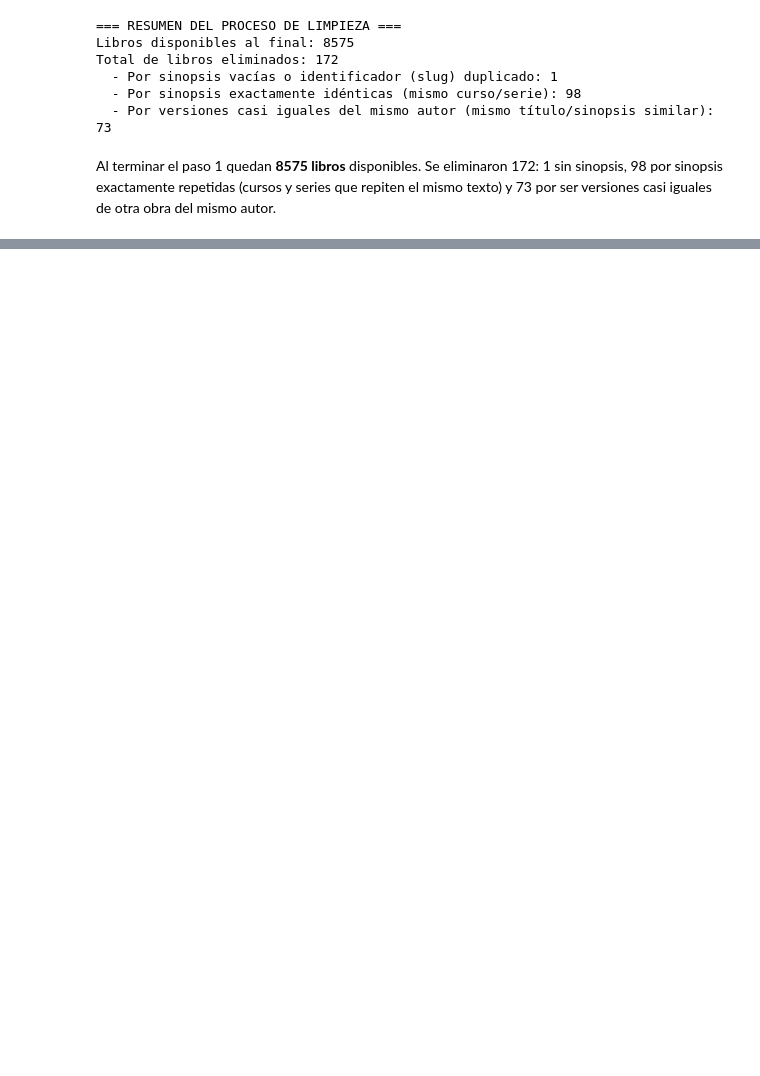
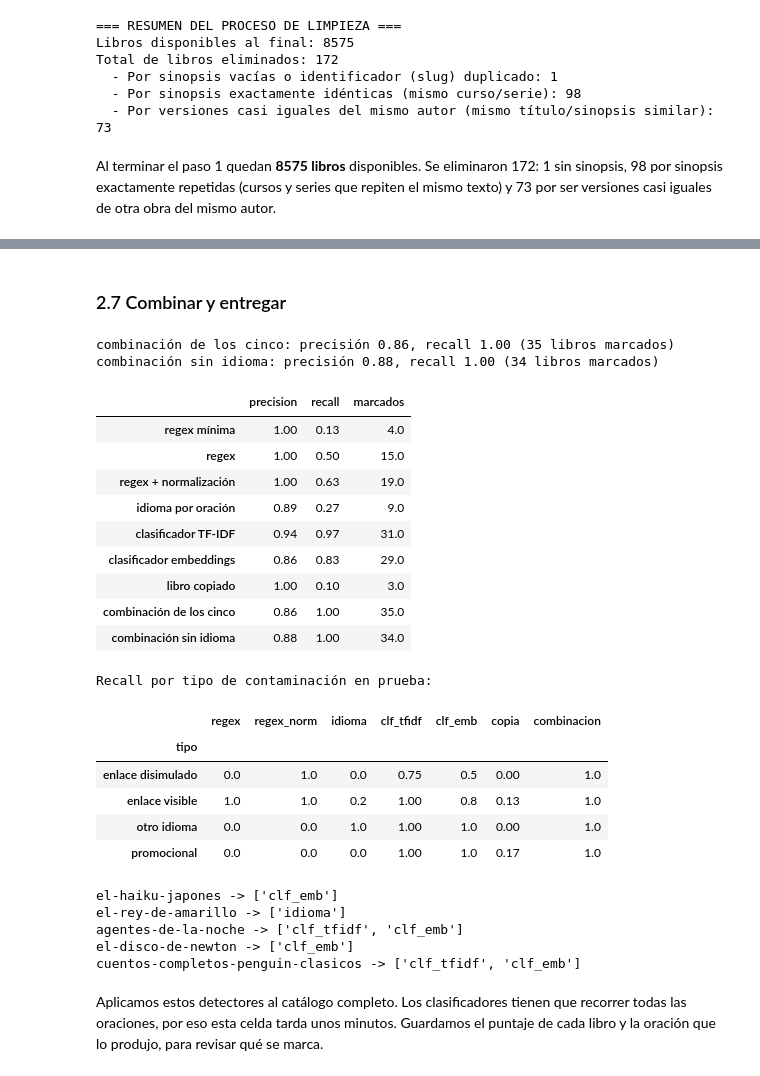
Before and after one commit to federicomaguirre/procesamiento-lenguaje-natural, a Jupyter notebook: tp3/TP3_marquardt_aguirre_venesia_zappala.ipynb, the cells around one changed output, grey strips where cells are left out. Drawn from its saved outputs; the diff is of its cells as text; code cells hidden in the pictures; blank space fills up the shorter version.

```diff
--- a/tp3/TP3_marquardt_aguirre_venesia_zappala.ipynb
+++ b/tp3/TP3_marquardt_aguirre_venesia_zappala.ipynb
@@ -277,0 +588,8 @@ Al terminar el paso 1 quedan **8575 libros** disponibles. Se eliminaron 172: 1 s
+# %%
+MIN_PALABRAS = 10
+UMBRAL_IDIOMA = 0.90
+
+def detector_idioma(texto):
+    return marca_idioma(idiomas_oraciones(texto), MIN_PALABRAS, UMBRAL_IDIOMA)
+
+medir("idioma por oración", prueba['synopsis'].apply(detector_idioma), prueba)
@@ -277,0 +932,55 @@ Al terminar el paso 1 quedan **8575 libros** disponibles. Se eliminaron 172: 1 s
+# %% [markdown]
+### 2.7 Combinar y entregar
+# %%
+prueba['regex'] = prueba['synopsis'].apply(detector_regex)
+prueba['regex_norm'] = prueba['synopsis'].apply(detector_regex_norm)
+prueba['idioma'] = prueba['synopsis'].apply(detector_idioma)
+prueba['copia'] = prueba['slug'].isin(slugs_copia)
+
+# Primero combinamos los cinco detectores
+TODOS = ['regex_norm', 'idioma', 'clf_tfidf', 'clf_emb', 'copia']
+medir("combinación de los cinco", prueba[TODOS].any(axis=1), prueba)
+
+# El detector de idioma no aporta recall que no den los clasificadores y suma falsos positivos: lo dejamos afuera
+DETECTORES = ['regex_norm', 'clf_tfidf', 'clf_emb', 'copia']
+prueba['combinacion'] = prueba[DETECTORES].any(axis=1)
+medir("combinación sin idioma", prueba['combinacion'], prueba)
+
+tabla = pd.DataFrame(resultados).T
+display(tabla)
+
+print("Recall por tipo de contaminación en prueba:")
+display(prueba[prueba['contaminado'] == 1].groupby('tipo')[['regex', 'regex_norm', 'idioma', 'clf_tfidf', 'clf_emb', 'copia', 'combinacion']].mean().round(2))
+# %% [output]
+combinación de los cinco: precisión 0.86, recall 1.00 (35 libros marcados)
+combinación sin idioma: precisión 0.88, recall 1.00 (34 libros marcados)
+|  | precision | recall | marcados |
+| regex mínima | 1.00 | 0.13 | 4.0 |
+| regex | 1.00 | 0.50 | 15.0 |
+| regex + normalización | 1.00 | 0.63 | 19.0 |
+| idioma por oración | 0.89 | 0.27 | 9.0 |
+| clasificador TF-IDF | 0.94 | 0.97 | 31.0 |
+| clasificador embeddings | 0.86 | 0.83 | 29.0 |
+| libro copiado | 1.00 | 0.10 | 3.0 |
+| combinación de los cinco | 0.86 | 1.00 | 35.0 |
+| combinación sin idioma | 0.88 | 1.00 | 34.0 |
+Recall por tipo de contaminación en prueba:
+|  | regex | regex_norm | idioma | clf_tfidf | clf_emb | copia | combinacion |
+| tipo |  |  |  |  |  |  |  |
+| enlace disimulado | 0.0 | 1.0 | 0.0 | 0.75 | 0.5 | 0.00 | 1.0 |
+| enlace visible | 1.0 | 1.0 | 0.2 | 1.00 | 0.8 | 0.13 | 1.0 |
+| otro idioma | 0.0 | 0.0 | 1.0 | 1.00 | 1.0 | 0.00 | 1.0 |
+| promocional | 0.0 | 0.0 | 0.0 | 1.00 | 1.0 | 0.17 | 1.0 |
+# %%
+# Falsos positivos en prueba: qué detector los marcó
+fp = prueba[prueba[TODOS].any(axis=1) & (prueba['contaminado'] == 0)]
+for _, fila in fp.iterrows():
+    print(fila['slug'], '->', [d for d in TODOS if fila[d]])
+# %% [output]
+el-haiku-japones -> ['clf_emb']
+el-rey-de-amarillo -> ['idioma']
+agentes-de-la-noche -> ['clf_tfidf', 'clf_emb']
+el-disco-de-newton -> ['clf_emb']
+cuentos-completos-penguin-clasicos -> ['clf_tfidf', 'clf_emb']
+# %% [markdown]
+Aplicamos estos detectores al catálogo completo. Los clasificadores tienen que recorrer todas las oraciones, por eso esta celda tarda unos minutos. Guardamos el puntaje de cada libro y la oración que lo produjo, para revisar qué se marca.
```
Also changed, not shown: parts of 43 cells of this notebook, 1 other file.
